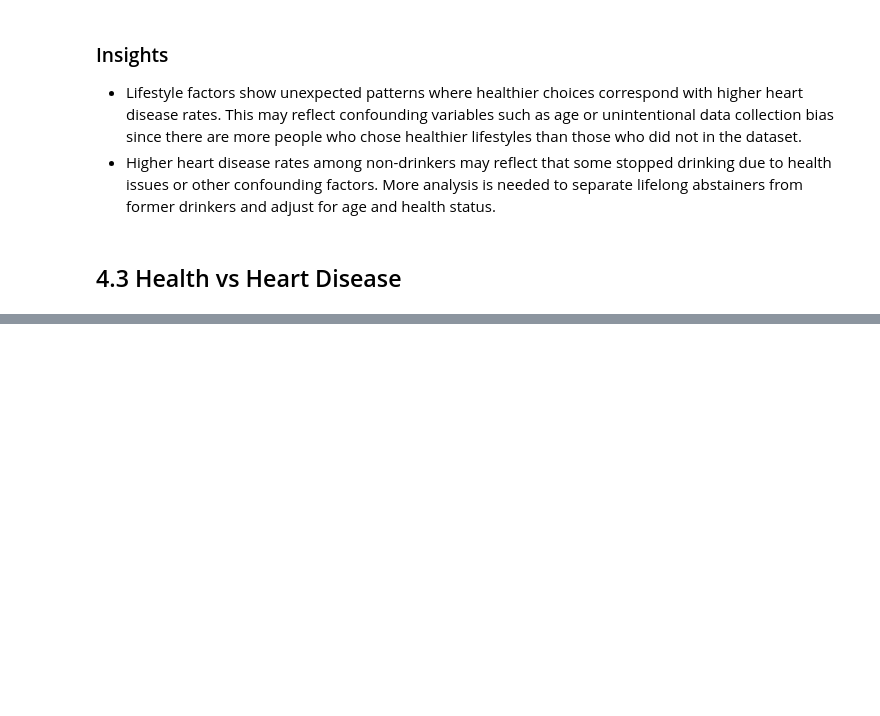
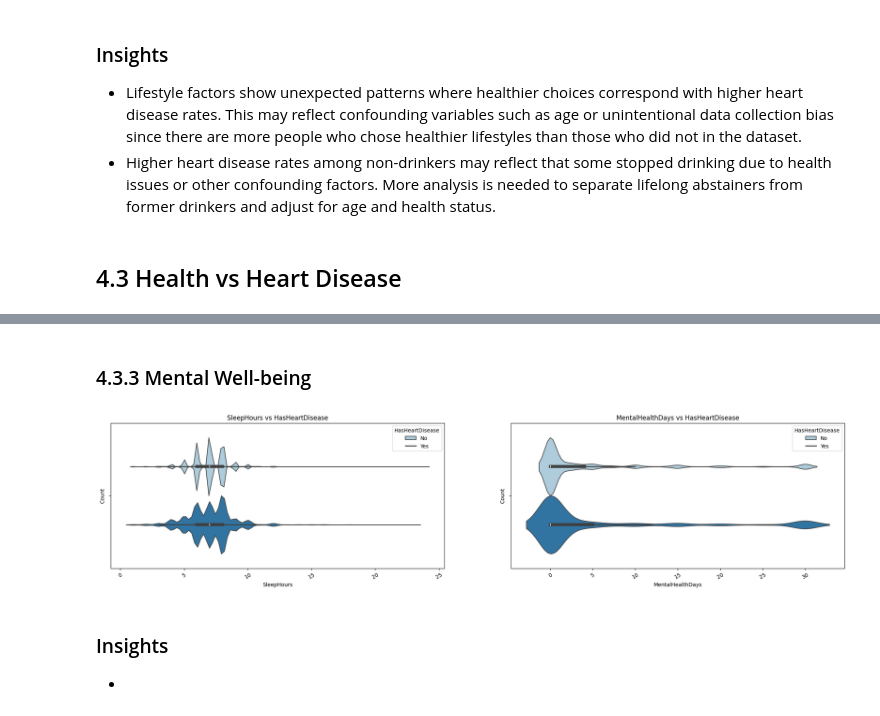
Before and after one commit to raymondcen/Heart-Disease-Predictor, a Jupyter notebook: notebook/EDA HEART DISEASE.ipynb, the cells around one changed output, grey strips where cells are left out. Saved outputs shown, nothing was run; the diff lists cells and outputs as text; code cells hidden in the pictures; blank space fills up the shorter version.

```diff
--- a/notebook/EDA HEART DISEASE.ipynb
+++ b/notebook/EDA HEART DISEASE.ipynb
@@ -412,0 +414,23 @@ plt.show()
+# %% [markdown]
+### 4.3.3 Mental Well-being
+# %%
+#for bar graph
+health3_vars = ["SleepHours", "MentalHealthDays" ]
+data_cols3 = df[["SleepHours","MentalHealthDays", "HasHeartDisease"]]
+
+#health 2 variablees plot
+fig, axes = plt.subplots(1, 2, figsize=(25,5))
+axes = axes.flatten()
+for i, col in enumerate(health3_vars):
+    sns.violinplot(data=data_cols3, x=col, hue="HasHeartDisease", ax=axes[i], palette="Paired")
+    axes[i].set_title(f"{col} vs HasHeartDisease")
+    axes[i].set_ylabel("Count")
+    axes[i].legend(title="HasHeartDisease", labels=["No", "Yes"])
+
+    # Rotate and shrink x-axis labels
+    axes[i].tick_params(axis='x', labelrotation=30)
+# %% [output]
+[figure, added]
+# %% [markdown]
+### Insights
+-
```
Also changed, not shown: parts of 4 cells of this notebook.
